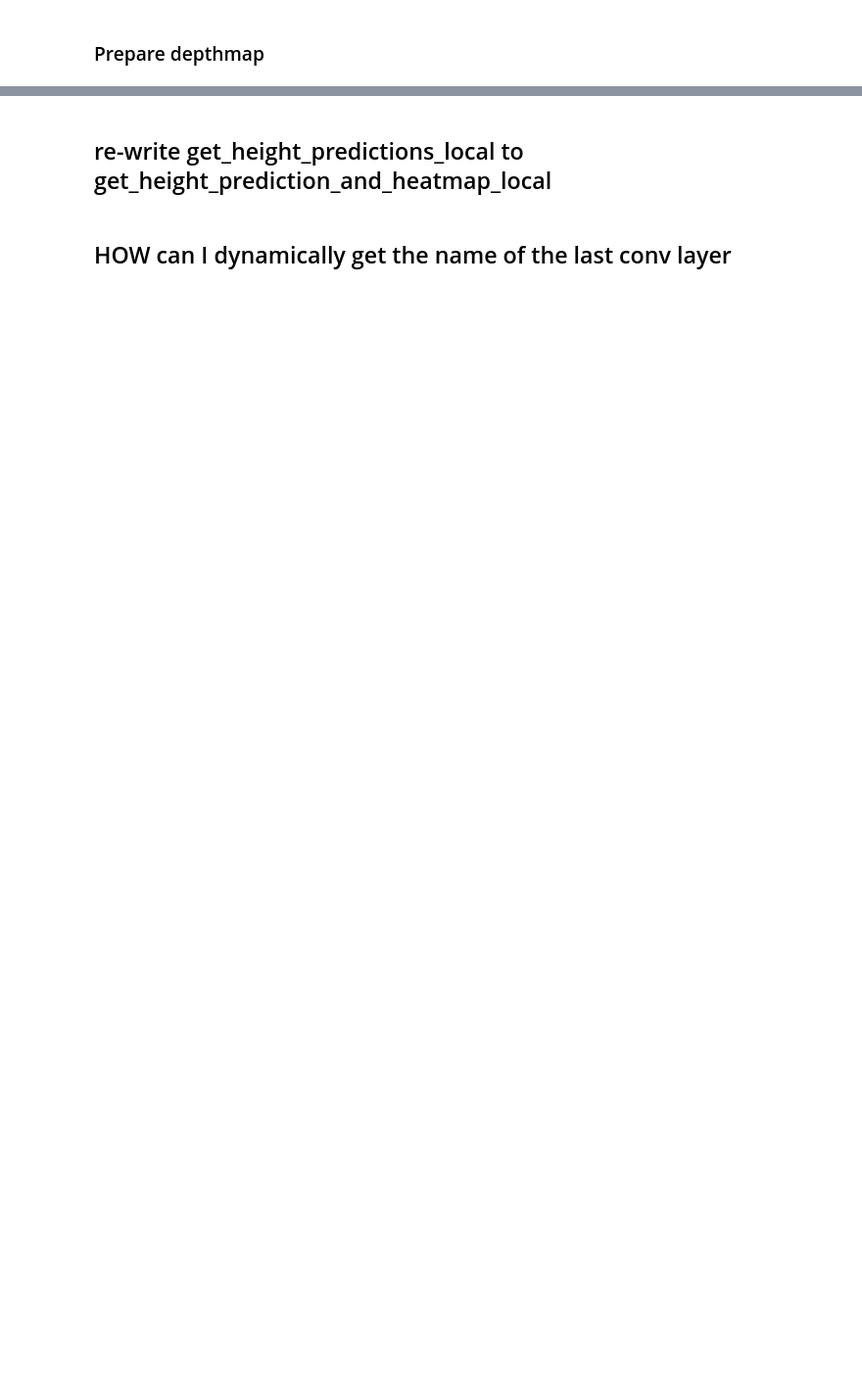
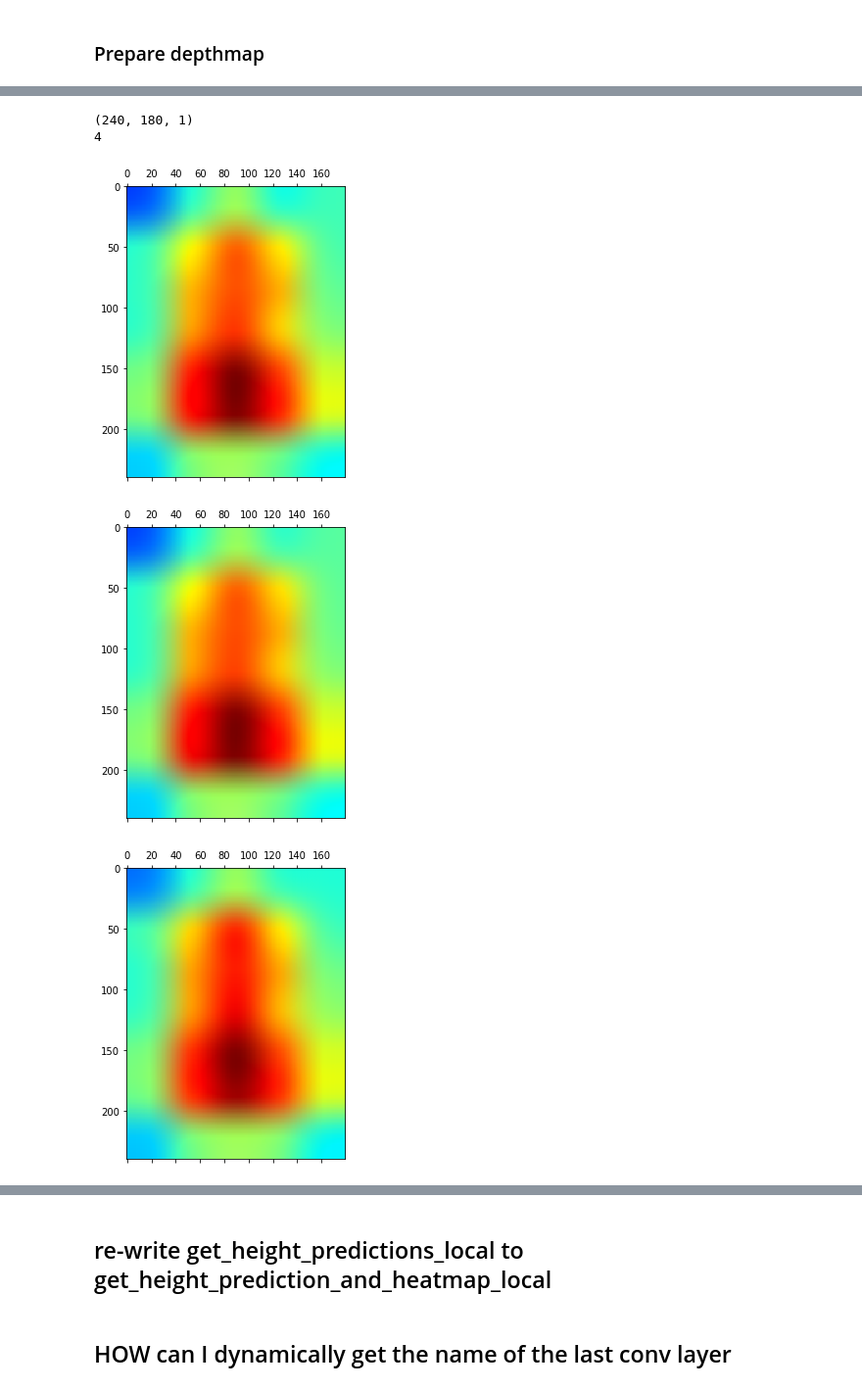
Before and after one commit to jeffjino/cgm-ml, a Jupyter notebook: cgmml/common/grad_cam/grad_cam.ipynb, the cells around one changed output, grey strips where cells are left out. Shown at 98% size. Saved outputs shown, nothing was run; the diff lists cells and outputs as text; code cells hidden in the pictures; blank space fills up the shorter version.

```diff
--- a/cgmml/common/grad_cam/grad_cam.ipynb
+++ b/cgmml/common/grad_cam/grad_cam.ipynb
@@ -161,0 +146,16 @@ ValueError: Input 0 is incompatible with layer model: expected shape=(None, 240,
+# %%
+depthmaps_no_batchdim = remove_batchdim(preprocessed_depthmaps)
+# %%
+print(depthmaps_no_batchdim[0].shape)
+print(len(depthmaps_no_batchdim))
+# %% [output]
+(240, 180, 1)
+4
+# %%
+superimposed_imgs = return_gradcams(depthmaps_no_batchdim, heatmaps, transparency=0.3)
+# %%
+show_gradcam(superimposed_imgs)
+# %% [output]
+[figure, added]
+[figure, added]
+[figure, added]
```
Also changed, not shown: parts of 20 cells of this notebook, 1 other file.
